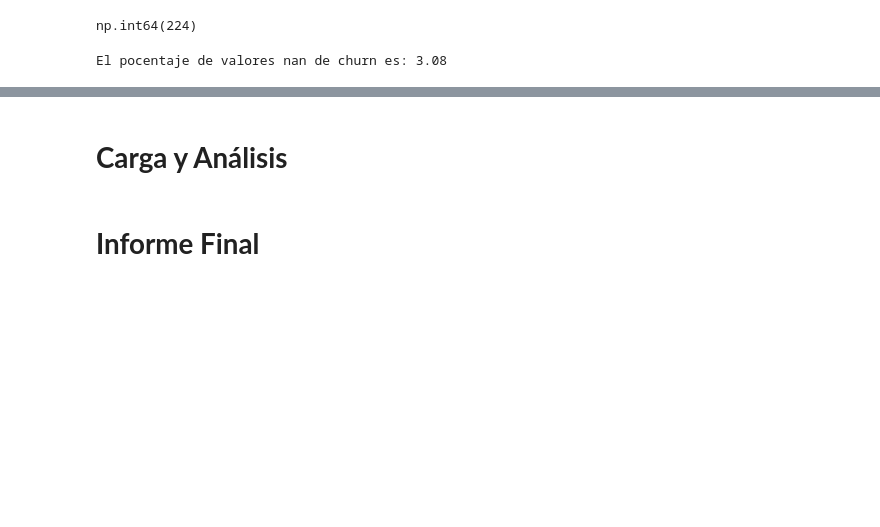
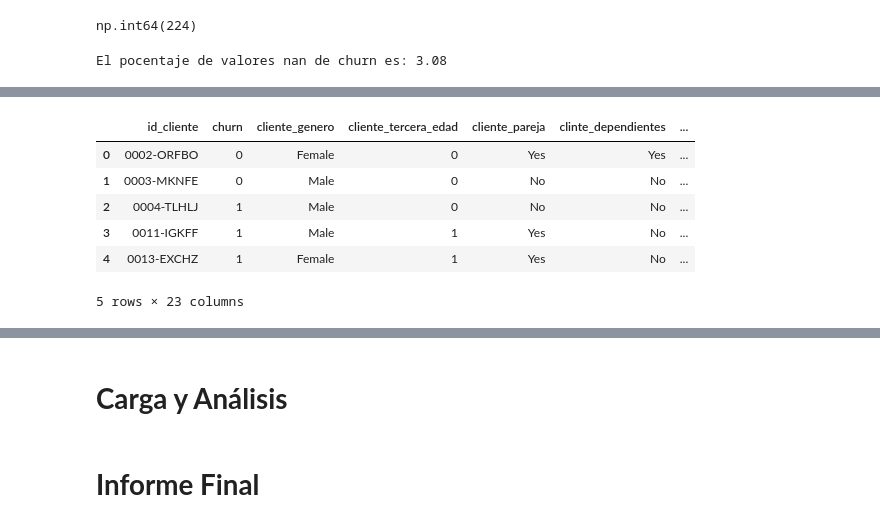
Before and after one commit to AndreaCisneros/challenge-telecomx, a Jupyter notebook: TelecomX.ipynb, the cells around one changed output, grey strips where cells are left out. Cells and saved outputs as stored; diff of their text form; code cells hidden in the pictures; blank space fills up the shorter version.

```diff
--- a/TelecomX.ipynb
+++ b/TelecomX.ipynb
@@ -276,0 +391,15 @@ El pocentaje de valores nan de churn es: 3.08
+# %%
+cols_binarias = ['contrato_de_telefono', 'telefono_lineas_multiples', 'internet_soporte_tecnico', 'internet_television_cable', 'internet_streaming_peliculas', 'cuenta_fatura_online']
+
+for col in cols_binarias:
+    data[col] = data[col].map({'Yes': 1, 'No': 0})
+# %%
+data.head()
+# %% [output]
+|  | id_cliente | churn | cliente_genero | cliente_tercera_edad | cliente_pareja | clinte_dependientes | ... |
+| 0 | 0002-ORFBO | 0 | Female | 0 | Yes | Yes | ... |
+| 1 | 0003-MKNFE | 0 | Male | 0 | No | No | ... |
+| 2 | 0004-TLHLJ | 1 | Male | 0 | No | No | ... |
+| 3 | 0011-IGKFF | 1 | Male | 1 | Yes | No | ... |
+| 4 | 0013-EXCHZ | 1 | Female | 1 | Yes | No | ... |
+5 rows × 23 columns
```
Also changed, not shown: parts of 13 cells of this notebook.
